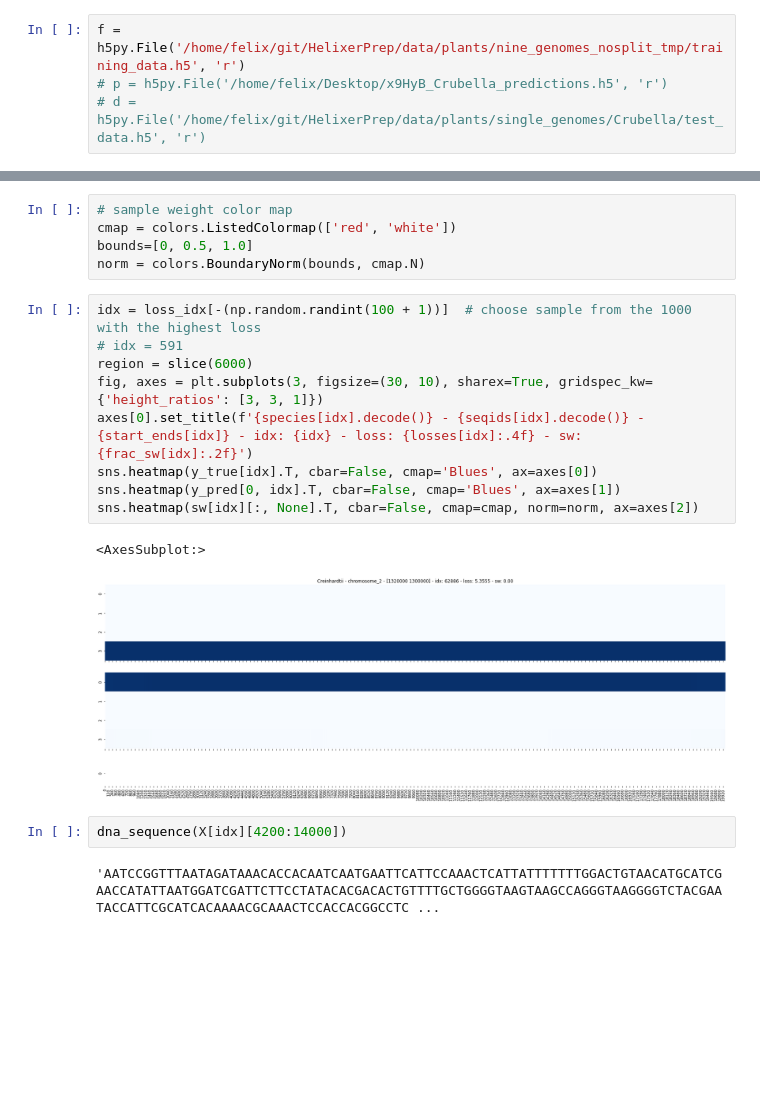
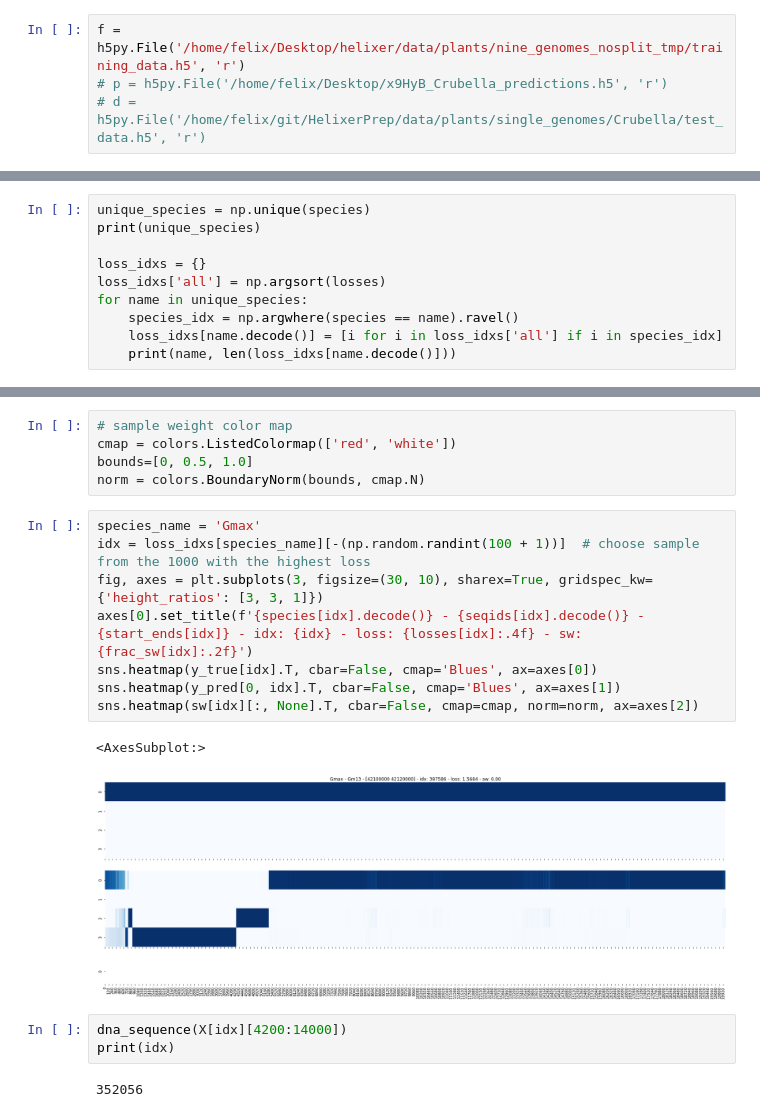
Before and after one commit to weberlab-hhu/helixer_scratch, a Jupyter notebook: notebooks/plot_predictions.ipynb, the cells around one changed output, grey strips where cells are left out. Drawn from its saved outputs; the diff is of its cells as text; blank space fills up the shorter version.

Commit message:
visualization notebook

```diff
--- a/notebooks/plot_predictions.ipynb
+++ b/notebooks/plot_predictions.ipynb
@@ -20,7 +20,7 @@ def dna_sequence(y):
     sequence = ''.join([letters[idx] for idx in np.nonzero(y)[1]])
     return sequence
 # %%
-f = h5py.File('/home/felix/git/HelixerPrep/data/plants/nine_genomes_nosplit_tmp/training_data.h5', 'r')
+f = h5py.File('/home/felix/Desktop/helixer/data/plants/nine_genomes_nosplit_tmp/training_data.h5', 'r')
 # p = h5py.File('/home/felix/Desktop/x9HyB_Crubella_predictions.h5', 'r')
 # d = h5py.File('/home/felix/git/HelixerPrep/data/plants/single_genomes/Crubella/test_data.h5', 'r')
 # %%
@@ -80,0 +76,10 @@ array([6.2851562, 6.3242188, 6.359375 , 6.4375   , 6.5039062, 6.5117188,
+# %%
+unique_species = np.unique(species)
+print(unique_species)
+
+loss_idxs = {}
+loss_idxs['all'] = np.argsort(losses)
+for name in unique_species:
+    species_idx = np.argwhere(species == name).ravel()
+    loss_idxs[name.decode()] = [i for i in loss_idxs['all'] if i in species_idx]
+    print(name, len(loss_idxs[name.decode()]))
@@ -84,18 +101,18 @@ cmap = colors.ListedColormap(['red', 'white'])
 bounds=[0, 0.5, 1.0]
 norm = colors.BoundaryNorm(bounds, cmap.N)
 # %%
-idx = loss_idx[-(np.random.randint(100 + 1))]  # choose sample from the 1000 with the highest loss
-# idx = 591
-region = slice(6000)
+species_name = 'Gmax'
+idx = loss_idxs[species_name][-(np.random.randint(100 + 1))]  # choose sample from the 1000 with the highest loss
 fig, axes = plt.subplots(3, figsize=(30, 10), sharex=True, gridspec_kw={'height_ratios': [3, 3, 1]})
 axes[0].set_title(f'{species[idx].decode()} - {seqids[idx].decode()} - {start_ends[idx]} - idx: {idx} - loss: {losses[idx]:.4f} - sw: {frac_sw[idx]:.2f}')
 sns.heatmap(y_true[idx].T, cbar=False, cmap='Blues', ax=axes[0])
 sns.heatmap(y_pred[0, idx].T, cbar=False, cmap='Blues', ax=axes[1])
 sns.heatmap(sw[idx][:, None].T, cbar=False, cmap=cmap, norm=norm, ax=axes[2])
 # %% [output]
 <AxesSubplot:>
-[figure, old version]
+[figure, new version]
 # %%
 dna_sequence(X[idx][4200:14000])
+print(idx)
 # %% [output]
-'AATCCGGTTTAATAGATAAACACCACAATCAATGAATTCATTCCAAACTCATTATTTTTTTGGACTGTAACATGCATCGAACCATATTAATGGATCGATTCTTCCTATACACGACACTGTTTTGCTGGGGTAAGTAAGCCAGGGTAAGGGGTCTACGAATACCATTCGCATCACAAAACGCAAACTCCACCACGGCCTC ...
+352056
```
Also changed, not shown: parts of 2 cells of this notebook.
